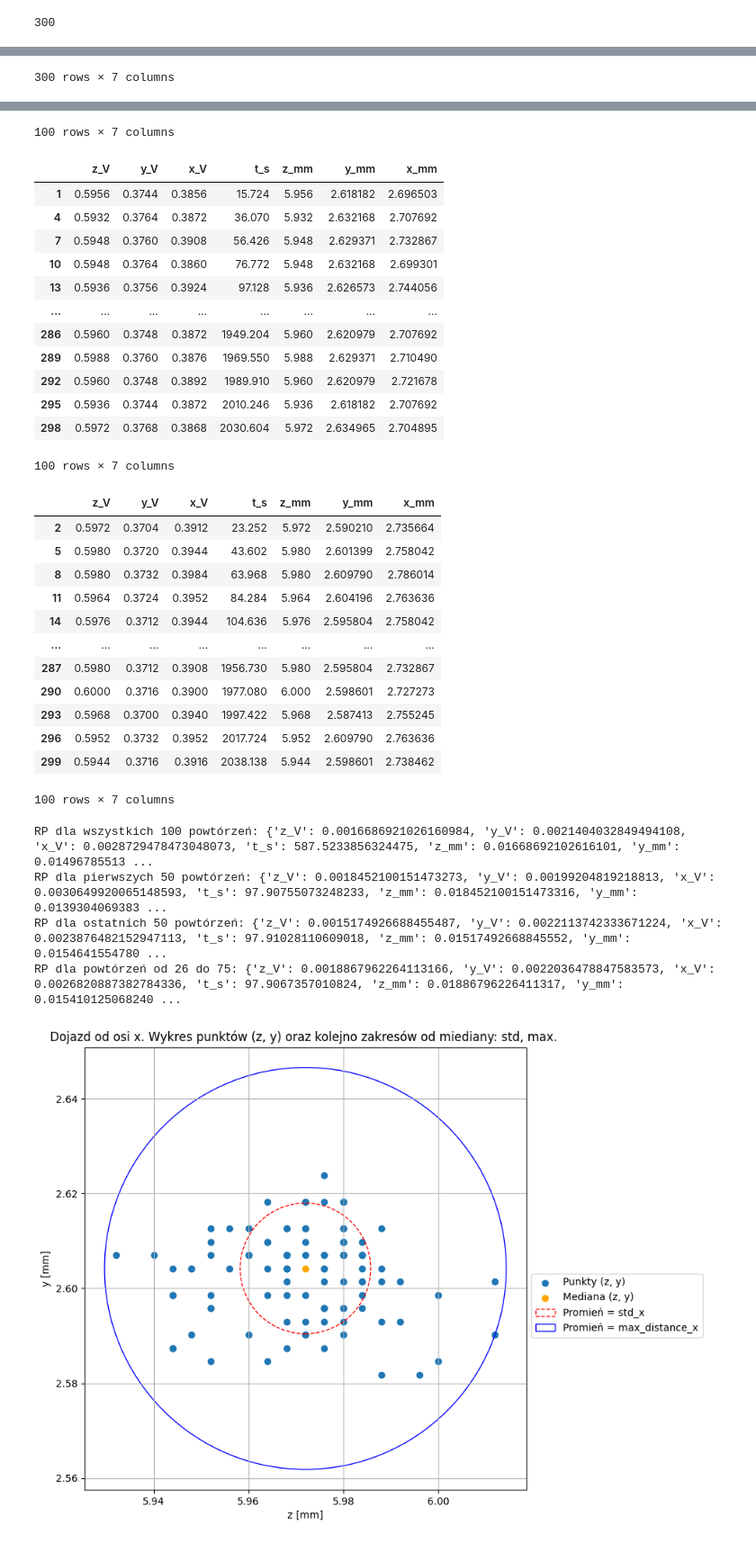
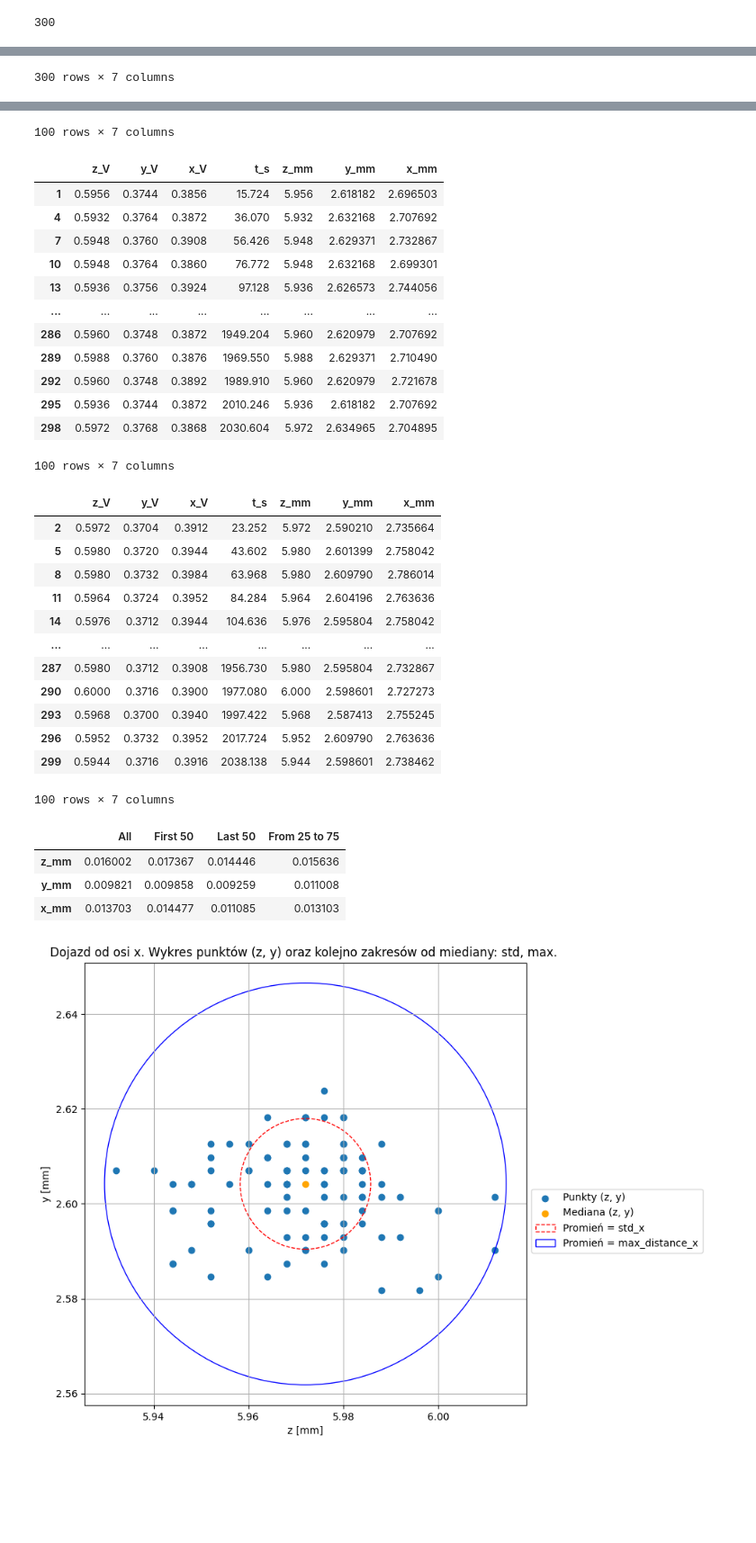
Before and after one commit to Niewiaro/Robot_Data_Analysis, a Jupyter notebook: robot-data-analysis.ipynb, the cells around one changed output, grey strips where cells are left out. Shown at 90% size. Drawn from its saved outputs; the diff is of its cells as text; code cells hidden in the pictures; blank space fills up the shorter version.

```diff
--- a/robot-data-analysis.ipynb
+++ b/robot-data-analysis.ipynb
@@ -619,17 +619,39 @@ display(values_at_time_points_z)
 display(values_at_time_points_y)
 display(values_at_time_points_x)
 
-# # Obliczenie RP
-rp_values_all = calculate_rp(values_at_time_points_all)
-rp_values_first_50 = calculate_rp(values_at_time_points_all[:50])
-rp_values_last_50 = calculate_rp(values_at_time_points_all[-50:])
-rp_values_from_26_to_75 = calculate_rp(values_at_time_points_all[25:75])
+# Funkcja do obliczenia powtarzalności pozycjonowania (RP)
+def calculate_rp(values):
+    rp = {}
+    for axis in values.columns:
+        rp[axis] = np.std(values[axis])
+    return rp
 
-# # Wyświetlenie wyników
-print("RP dla wszystkich 100 powtórzeń:", rp_values_all)
-print("RP dla pierwszych 50 powtórzeń:", rp_values_first_50)
-print("RP dla ostatnich 50 powtórzeń:", rp_values_last_50)
-print("RP dla powtórzeń od 26 do 75:", rp_values_from_26_to_75)
+# Funkcja do obliczenia RP dla wszystkich podzbiorów
+def calculate_rp_for_all_subsets(values):
+    rp_values = {
+        'All': calculate_rp(values),
+        'First 50': calculate_rp(values[:50]),
+        'Last 50': calculate_rp(values[-50:]),
+        'From 25 to 75': calculate_rp(values[25:75])
+    }
+    return rp_values
+
+# Obliczenie RP dla wszystkich podzbiorów
+rp_values_all = calculate_rp_for_all_subsets(values_at_time_points_all)
+rp_values_z = calculate_rp_for_all_subsets(values_at_time_points_z)
+rp_values_y = calculate_rp_for_all_subsets(values_at_time_points_y)
+rp_values_x = calculate_rp_for_all_subsets(values_at_time_points_x)
+
+# Tworzenie tabeli wyników
+rp_df = pd.DataFrame({
+    'All': [rp_values_z['All']['z_mm'], rp_values_y['All']['y_mm'], rp_values_x['All']['x_mm']],
+    'First 50': [rp_values_z['First 50']['z_mm'], rp_values_y['First 50']['y_mm'], rp_values_x['First 50']['x_mm']],
+    'Last 50': [rp_values_z['Last 50']['z_mm'], rp_values_y['Last 50']['y_mm'], rp_values_x['Last 50']['x_mm']],
+    'From 25 to 75': [rp_values_z['From 25 to 75']['z_mm'], rp_values_y['From 25 to 75']['y_mm'], rp_values_x['From 25 to 75']['x_mm']]
+}, index=['z_mm', 'y_mm', 'x_mm'])
+
+# Wyświetlenie tabeli wyników
+display(rp_df)
 # %% [output]
 |  | z_V | y_V | x_V | t_s | z_mm | y_mm | x_mm |
 | 0 | 0.5944 | 0.3752 | 0.3876 | 8.654 | 5.944 | 2.623776 | 2.710490 |
@@ -656,37 +678,37 @@ print("RP dla powtórzeń od 26 do 75:", rp_values_from_26_to_75)
 | 291 | 0.5964 | 0.3744 | 0.3892 | 1982.820 | 5.964 | 2.618182 | 2.721678 |
 | 294 | 0.5956 | 0.3760 | 0.3888 | 2003.200 | 5.956 | 2.629371 | 2.718881 |
 | 297 | 0.5972 | 0.3748 | 0.3864 | 2023.560 | 5.972 | 2.620979 | 2.702098 |
 100 rows × 7 columns
 |  | z_V | y_V | x_V | t_s | z_mm | y_mm | x_mm |
 | 1 | 0.5956 | 0.3744 | 0.3856 | 15.724 | 5.956 | 2.618182 | 2.696503 |
 | 4 | 0.5932 | 0.3764 | 0.3872 | 36.070 | 5.932 | 2.632168 | 2.707692 |
 | 7 | 0.5948 | 0.3760 | 0.3908 | 56.426 | 5.948 | 2.629371 | 2.732867 |
 | 10 | 0.5948 | 0.3764 | 0.3860 | 76.772 | 5.948 | 2.632168 | 2.699301 |
 | 13 | 0.5936 | 0.3756 | 0.3924 | 97.128 | 5.936 | 2.626573 | 2.744056 |
 | ... | ... | ... | ... | ... | ... | ... | ... |
 | 286 | 0.5960 | 0.3748 | 0.3872 | 1949.204 | 5.960 | 2.620979 | 2.707692 |
 | 289 | 0.5988 | 0.3760 | 0.3876 | 1969.550 | 5.988 | 2.629371 | 2.710490 |
 | 292 | 0.5960 | 0.3748 | 0.3892 | 1989.910 | 5.960 | 2.620979 | 2.721678 |
 | 295 | 0.5936 | 0.3744 | 0.3872 | 2010.246 | 5.936 | 2.618182 | 2.707692 |
 | 298 | 0.5972 | 0.3768 | 0.3868 | 2030.604 | 5.972 | 2.634965 | 2.704895 |
 100 rows × 7 columns
 |  | z_V | y_V | x_V | t_s | z_mm | y_mm | x_mm |
 | 2 | 0.5972 | 0.3704 | 0.3912 | 23.252 | 5.972 | 2.590210 | 2.735664 |
 | 5 | 0.5980 | 0.3720 | 0.3944 | 43.602 | 5.980 | 2.601399 | 2.758042 |
 | 8 | 0.5980 | 0.3732 | 0.3984 | 63.968 | 5.980 | 2.609790 | 2.786014 |
 | 11 | 0.5964 | 0.3724 | 0.3952 | 84.284 | 5.964 | 2.604196 | 2.763636 |
 | 14 | 0.5976 | 0.3712 | 0.3944 | 104.636 | 5.976 | 2.595804 | 2.758042 |
 | ... | ... | ... | ... | ... | ... | ... | ... |
 | 287 | 0.5980 | 0.3712 | 0.3908 | 1956.730 | 5.980 | 2.595804 | 2.732867 |
 | 290 | 0.6000 | 0.3716 | 0.3900 | 1977.080 | 6.000 | 2.598601 | 2.727273 |
 | 293 | 0.5968 | 0.3700 | 0.3940 | 1997.422 | 5.968 | 2.587413 | 2.755245 |
 | 296 | 0.5952 | 0.3732 | 0.3952 | 2017.724 | 5.952 | 2.609790 | 2.763636 |
 | 299 | 0.5944 | 0.3716 | 0.3916 | 2038.138 | 5.944 | 2.598601 | 2.738462 |
 100 rows × 7 columns
-RP dla wszystkich 100 powtórzeń: {'z_V': 0.0016686921026160984, 'y_V': 0.0021404032849494108, 'x_V': 0.0028729478473048073, 't_s': 587.5233856324475, 'z_mm': 0.01668692102616101, 'y_mm': 0.01496785513 ...
-RP dla pierwszych 50 powtórzeń: {'z_V': 0.0018452100151473273, 'y_V': 0.00199204819218813, 'x_V': 0.0030649920065148593, 't_s': 97.90755073248233, 'z_mm': 0.018452100151473316, 'y_mm': 0.0139304069383 ...
-RP dla ostatnich 50 powtórzeń: {'z_V': 0.0015174926688455487, 'y_V': 0.0022113742333671224, 'x_V': 0.0023876482152947113, 't_s': 97.91028110609018, 'z_mm': 0.01517492668845552, 'y_mm': 0.0154641554780 ...
-RP dla powtórzeń od 26 do 75: {'z_V': 0.0018867962264113166, 'y_V': 0.0022036478847583573, 'x_V': 0.0026820887382784336, 't_s': 97.9067357010824, 'z_mm': 0.01886796226411317, 'y_mm': 0.015410125068240 ...
+|  | All | First 50 | Last 50 | From 25 to 75 |
+| z_mm | 0.016002 | 0.017367 | 0.014446 | 0.015636 |
+| y_mm | 0.009821 | 0.009858 | 0.009259 | 0.011008 |
+| x_mm | 0.013703 | 0.014477 | 0.011085 | 0.013103 |
 # %%
 def plot_2D_circle(df, col_name_0, col_name_1, col_name_2, label_0, label_1, label_2, description=''):
     # Obliczenie mediany i odchylenia standardowego
```
